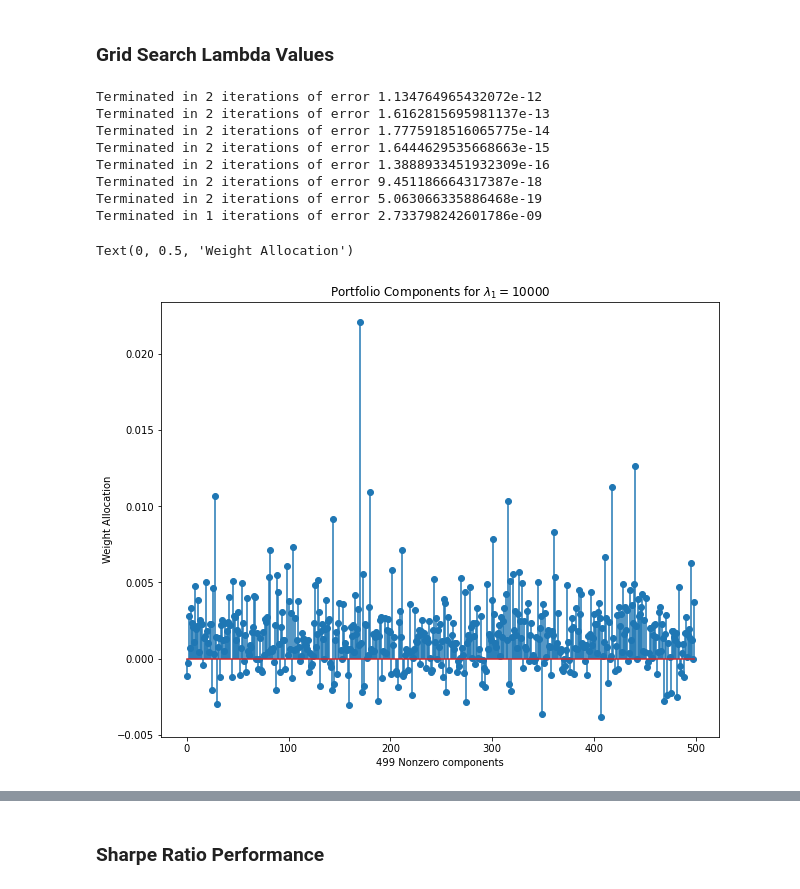
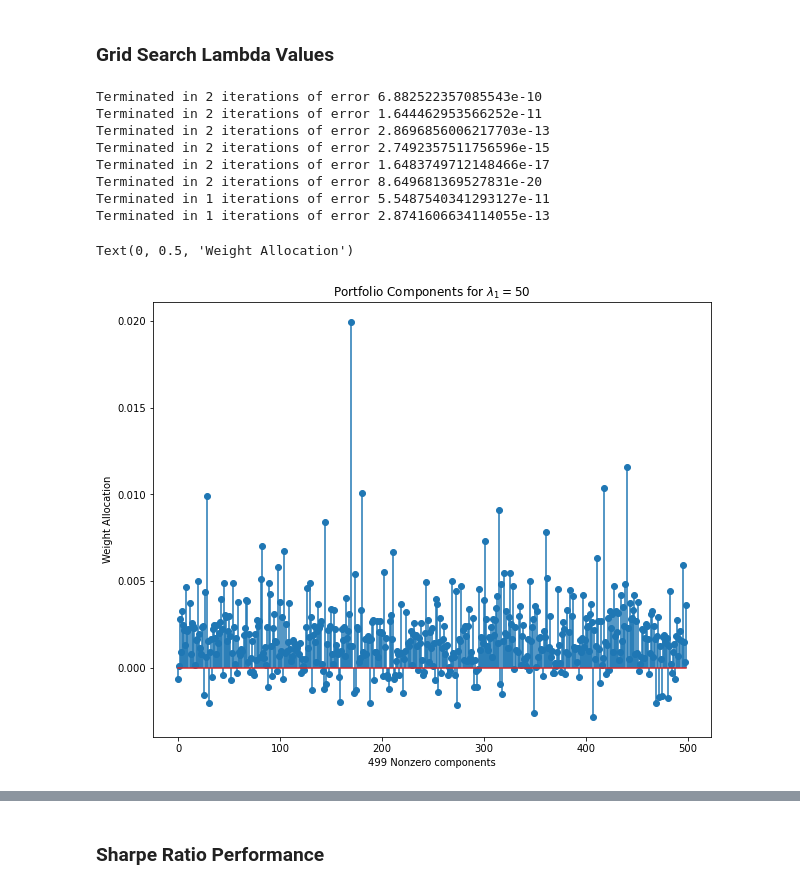
Before and after one commit to jasonbohne123/Split_Bregman_MPT, a Jupyter notebook: Split_Bregman_Portfolio.ipynb, the cells around one changed output, grey strips where cells are left out. Drawn from its saved outputs; the diff is of its cells as text; code cells hidden in the pictures.

```diff
--- a/Split_Bregman_Portfolio.ipynb
+++ b/Split_Bregman_Portfolio.ipynb
@@ -16,7 +16,7 @@ equity_data=pd.read_csv('equity_data_2021.csv')
 equity_data.index=equity_data['Date']
 equity_data=equity_data.drop(columns=['Date'])
 
-returns=((equity_data/equity_data.shift(1))-1)*100
+returns=((equity_data/equity_data.shift(1))-1)
 returns=returns.fillna(0)
 returns=returns.iloc[1:]
 frac=0.75
@@ -232,30 +232,30 @@ def grid_search(params,returns_mean,returns_cov,tol=1e-8,maxiter=25):
     sorted_dict=sorted(results.items(), key=lambda x:x[1][1])
     return sorted_dict
 
-lambda_grid=np.logspace(-1,4,8)
+lambda_grid=np.logspace(-4,4,8)
 
 sorted_dict=grid_search(lambda_grid,returns_mean,returns_cov)
 # %% [output]
-Terminated in 2 iterations of error 1.134764965432072e-12
-Terminated in 2 iterations of error 1.6162815695981137e-13
-Terminated in 2 iterations of error 1.7775918516065775e-14
-Terminated in 2 iterations of error 1.6444629535668663e-15
-Terminated in 2 iterations of error 1.3888933451932309e-16
-Terminated in 2 iterations of error 9.451186664317387e-18
-Terminated in 2 iterations of error 5.063066335886468e-19
-Terminated in 1 iterations of error 2.733798242601786e-09
+Terminated in 2 iterations of error 6.882522357085543e-10
+Terminated in 2 iterations of error 1.644462953566252e-11
+Terminated in 2 iterations of error 2.8696856006217703e-13
+Terminated in 2 iterations of error 2.7492357511756596e-15
+Terminated in 2 iterations of error 1.6483749712148466e-17
+Terminated in 2 iterations of error 8.649681369527831e-20
+Terminated in 1 iterations of error 5.5487540341293127e-11
+Terminated in 1 iterations of error 2.8741606634114055e-13
 # %%
 wi=sorted_dict[0][1][0]
 nonzero_wi=np.where(abs(wi)>0)[0]
 
 fig,ax=plt.subplots(figsize=(10,8))
-plt.title("Portfolio Components for $\lambda_1=10000$")
+plt.title("Portfolio Components for $\lambda_1=50$")
 ax.stem(wi[nonzero_wi])
 plt.xlabel(f"{len(wi[nonzero_wi])} Nonzero components")
 plt.ylabel("Weight Allocation")
 # %% [output]
 Text(0, 0.5, 'Weight Allocation')
-[figure, old version]
+[figure, new version]
 # %%
 print(f"Largest Component is {max(wi[nonzero_wi])}")
 print(f"Smallest Component is {min(wi[nonzero_wi])}")
```
Also changed, not shown: parts of 13 cells of this notebook.
